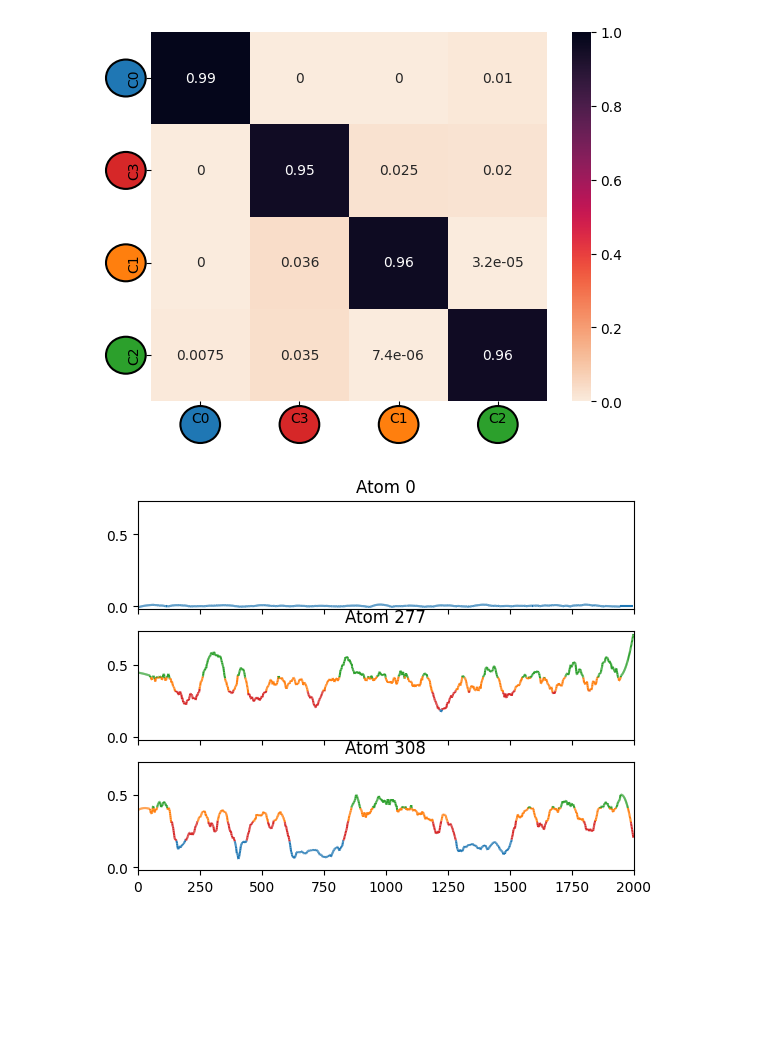
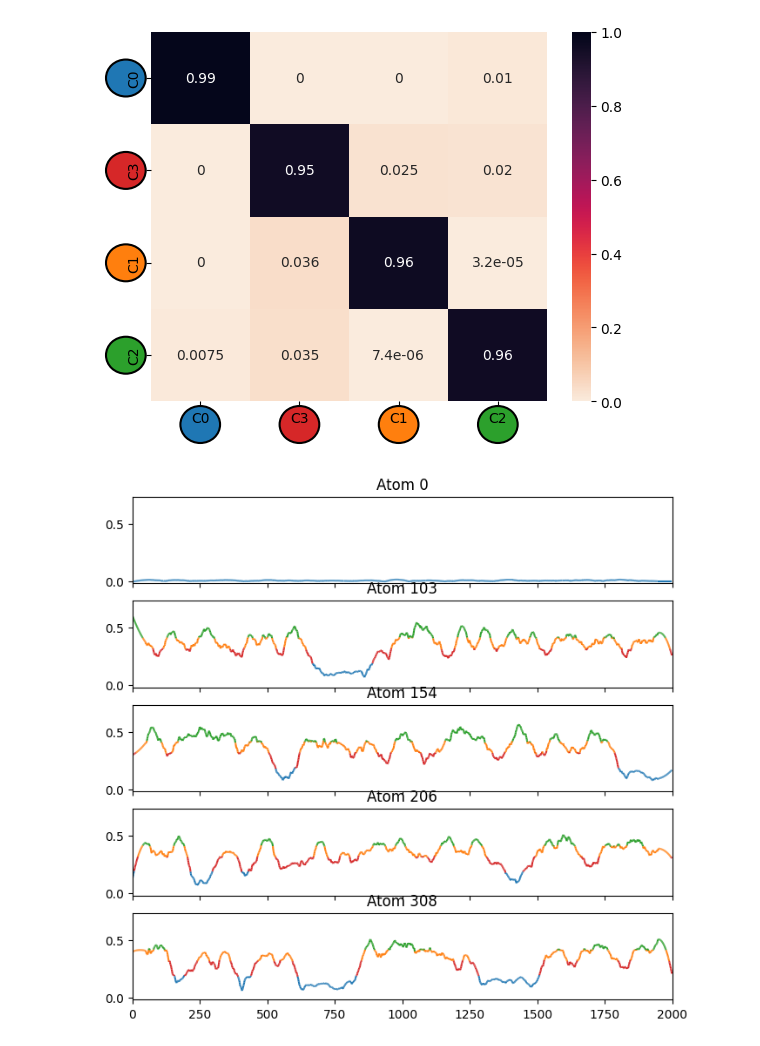
Before and after one commit to GMPavanLab/cpctools, a Jupyter notebook: Examples/LENS.ipynb, the cells around one changed output. Cells and saved outputs as stored; diff of their text form; code cells hidden in the pictures; blank space fills up the shorter version.

```diff
--- a/Examples/LENS.ipynb
+++ b/Examples/LENS.ipynb
@@ -52,7 +52,7 @@ LENS, nn, *_ = SOAPify.analysis.neighbourChangeInTime(neigCounts)
 fig, axes = plt.subplots(2, sharey=True)
 for i in range(4):
     axes[0].plot(LENS[i], label=f"Atom {i}")
-    axes[1].plot(LENS[308 - i], label=f"Atom {308-i}")
+    axes[1].plot(LENS[nAtoms - 1 - i], label=f"Atom {nAtoms-1-i}")
 
 for ax in axes:
     ax.legend()
@@ -62,7 +62,7 @@ for ax in axes:
 fig, axes = plt.subplots(2, sharey=True)
 for i in range(4):
     axes[0].plot(nn[i], label=f"Atom {i}")
-    axes[1].plot(nn[308 - i], label=f"Atom {308-i}")
+    axes[1].plot(nn[nAtoms - 1 - i], label=f"Atom {nAtoms-1-i}")
 
 for ax in axes:
     ax.legend()
@@ -80,7 +80,7 @@ def signaltonoise(a: np.array, axis, ddof):
     sd = a.std(axis=axis, ddof=ddof)
     return 20 * np.log10(abs(np.where(sd == 0, 0, m / sd)))
 # %%
-atom = 308
+atom = nAtoms - 1
 savGolPrint = np.arange(LENS[atom].shape[0])
 windows = [10, 50, 100]
 polyorders = [2, 4, 6]
@@ -185,8 +188,10 @@ if dontSkipThisCell:
 We store some of the informations from the clusters, we then proceed with some visualizations to understand if the number of cluster is ok
 # %%
 bestnclusters = 4
-#fixing the random state for reproducibility
-clusters = KMeans(bestnclusters,random_state=12345).fit_predict(dataToFit.reshape(-1, 1))
+# fixing the random state for reproducibility
+clusters = KMeans(bestnclusters, random_state=12345).fit_predict(
+    dataToFit.reshape(-1, 1)
+)
 data_KM = {}
 for i in range(bestnclusters):
     data_KM[i] = {}
@@ -361,19 +372,20 @@ for i, label in enumerate(classifications.legend):
 # %% [output]
 [figure]
 # %%
-fig, axes = plt.subplots(3, sharey=True, sharex=True)
+chosenAtoms=[0, nAtoms //3,nAtoms//2,int(nAtoms//3)*2, nAtoms - 1]
+fig, axes = plt.subplots(len(chosenAtoms),figsize=(8,1.5*len(chosenAtoms)), sharey=True, sharex=True)
 
-for atom, ax in zip([0, 277, 308], axes):
+for atom, ax in zip(chosenAtoms, axes):
     points = np.array([savGolPrint, filteredLENS[atom]]).T.reshape(-1, 1, 2)
     segments = np.concatenate([points[:-1], points[1:]], axis=1)
     lc = LineCollection(segments, cmap=cmap, norm=norm)
     lc.set_array(filteredLENS[atom])
 
     line = ax.add_collection(lc)
     # ax.scatter(savGolPrint,filteredLENS[atom],c=classifiedFilteredLENS[atom])
     ax.set_title(f"Atom {atom}")
 
 axes[0].set_xlim(savGolPrint[0] - 1, savGolPrint[-1] + 1)
 _ = axes[0].set_ylim(-0.02, np.max(filteredLENS) + 0.02)
 # %% [output]
-[figure, old version]
+[figure, new version]
```
Also changed, not shown: parts of 3 cells of this notebook, 7 other files.
